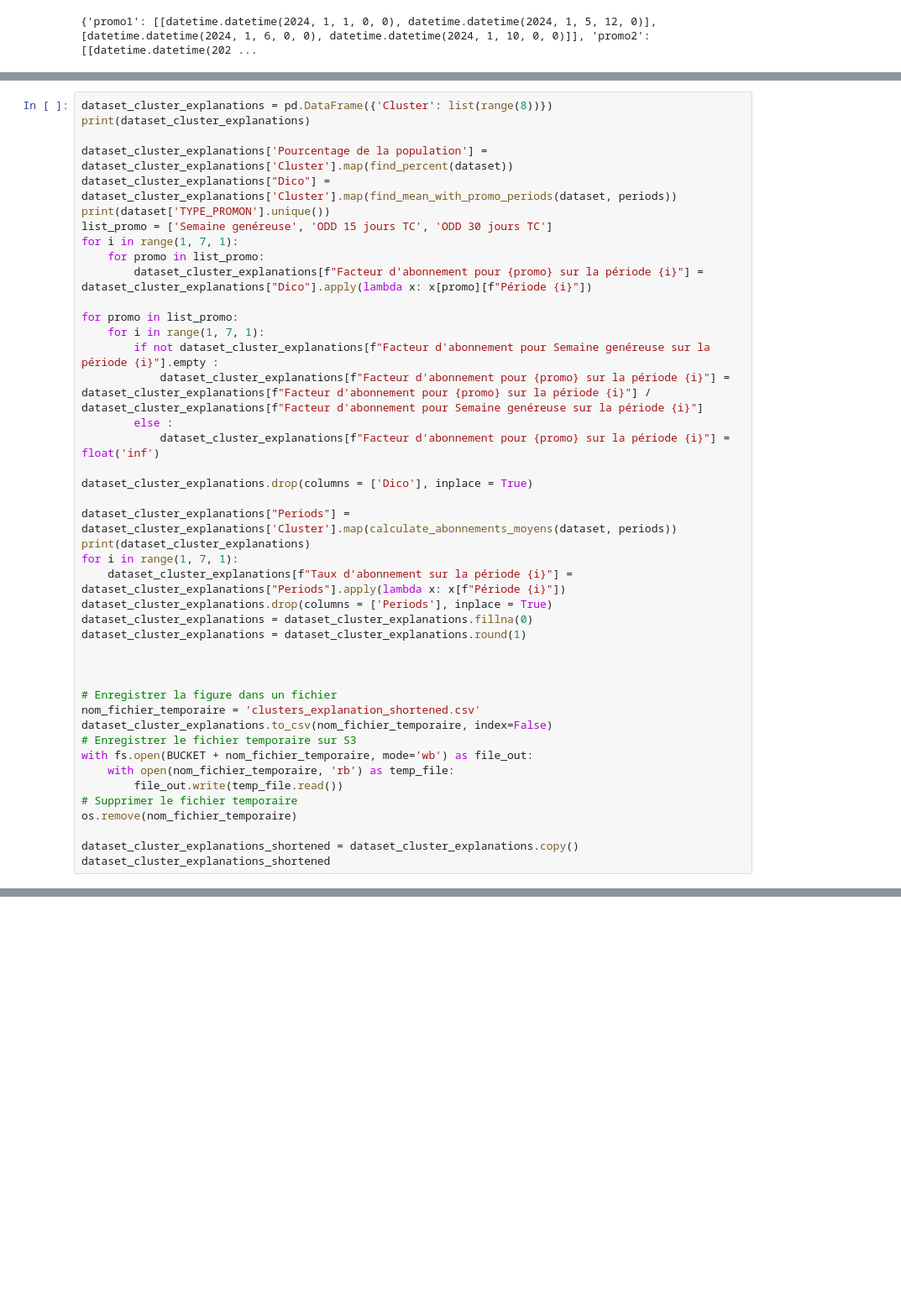
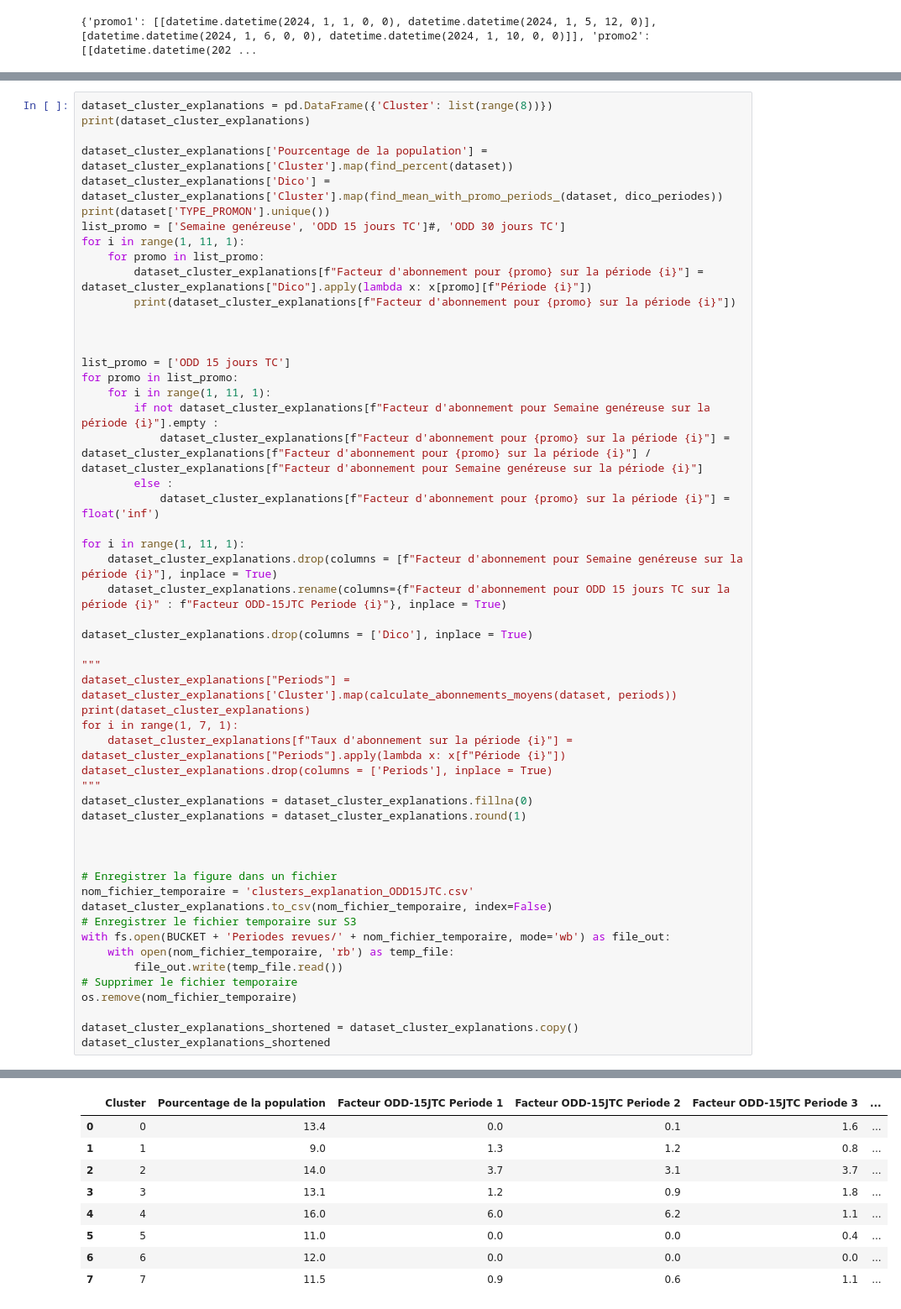
Before and after one commit to Statapp-CANAL/Statapp-CANAL, a Jupyter notebook: Data_operations/clement(1).ipynb, the cells around one changed output, grey strips where cells are left out. Shown at 84% size. Saved outputs shown, nothing was run; the diff lists cells and outputs as text; blank space fills up the shorter version.

```diff
--- a/Data_operations/clement(1).ipynb
+++ b/Data_operations/clement(1).ipynb
@@ -1358,37 +1399,47 @@ dataset_cluster_explanations = pd.DataFrame({'Cluster': list(range(8))})
 print(dataset_cluster_explanations)
 
 dataset_cluster_explanations['Pourcentage de la population'] = dataset_cluster_explanations['Cluster'].map(find_percent(dataset))
-dataset_cluster_explanations["Dico"] = dataset_cluster_explanations['Cluster'].map(find_mean_with_promo_periods(dataset, periods))
+dataset_cluster_explanations['Dico'] = dataset_cluster_explanations['Cluster'].map(find_mean_with_promo_periods_(dataset, dico_periodes))
 print(dataset['TYPE_PROMON'].unique())
-list_promo = ['Semaine genéreuse', 'ODD 15 jours TC', 'ODD 30 jours TC']
-for i in range(1, 7, 1):
+list_promo = ['Semaine genéreuse', 'ODD 15 jours TC']#, 'ODD 30 jours TC']
+for i in range(1, 11, 1):
     for promo in list_promo:
         dataset_cluster_explanations[f"Facteur d'abonnement pour {promo} sur la période {i}"] = dataset_cluster_explanations["Dico"].apply(lambda x: x[promo][f"Période {i}"])
+        print(dataset_cluster_explanations[f"Facteur d'abonnement pour {promo} sur la période {i}"])
 
+
+
+list_promo = ['ODD 15 jours TC']
 for promo in list_promo:
-    for i in range(1, 7, 1):
+    for i in range(1, 11, 1):
         if not dataset_cluster_explanations[f"Facteur d'abonnement pour Semaine genéreuse sur la période {i}"].empty :
             dataset_cluster_explanations[f"Facteur d'abonnement pour {promo} sur la période {i}"] = dataset_cluster_explanations[f"Facteur d'abonnement pour {promo} sur la période {i}"] / dataset_cluster_explanations[f"Facteur d'abonnement pour Semaine genéreuse sur la période {i}"]
         else :
             dataset_cluster_explanations[f"Facteur d'abonnement pour {promo} sur la période {i}"] = float('inf')
 
+for i in range(1, 11, 1):
+    dataset_cluster_explanations.drop(columns = [f"Facteur d'abonnement pour Semaine genéreuse sur la période {i}"], inplace = True)
+    dataset_cluster_explanations.rename(columns={f"Facteur d'abonnement pour ODD 15 jours TC sur la période {i}" : f"Facteur ODD-15JTC Periode {i}"}, inplace = True)
+
 dataset_cluster_explanations.drop(columns = ['Dico'], inplace = True)
 
+"""
 dataset_cluster_explanations["Periods"] = dataset_cluster_explanations['Cluster'].map(calculate_abonnements_moyens(dataset, periods))
 print(dataset_cluster_explanations)
 for i in range(1, 7, 1):
     dataset_cluster_explanations[f"Taux d'abonnement sur la période {i}"] = dataset_cluster_explanations["Periods"].apply(lambda x: x[f"Période {i}"])
 dataset_cluster_explanations.drop(columns = ['Periods'], inplace = True)
+"""
 dataset_cluster_explanations = dataset_cluster_explanations.fillna(0)
 dataset_cluster_explanations = dataset_cluster_explanations.round(1)
 
 
 
 # Enregistrer la figure dans un fichier
-nom_fichier_temporaire = 'clusters_explanation_shortened.csv'
+nom_fichier_temporaire = 'clusters_explanation_ODD15JTC.csv'
 dataset_cluster_explanations.to_csv(nom_fichier_temporaire, index=False)
 # Enregistrer le fichier temporaire sur S3
-with fs.open(BUCKET + nom_fichier_temporaire, mode='wb') as file_out:
+with fs.open(BUCKET + 'Periodes revues/' + nom_fichier_temporaire, mode='wb') as file_out:
     with open(nom_fichier_temporaire, 'rb') as temp_file:
         file_out.write(temp_file.read())
 # Supprimer le fichier temporaire
@@ -1396,3 +1447,4 @@ os.remove(nom_fichier_temporaire)
 
 dataset_cluster_explanations_shortened = dataset_cluster_explanations.copy()
 dataset_cluster_explanations_shortened
+# %% [output]
@@ -1398,0 +1468,9 @@ dataset_cluster_explanations_shortened
+|  | Cluster | Pourcentage de la population | Facteur ODD-15JTC Periode 1 | Facteur ODD-15JTC Periode 2 | Facteur ODD-15JTC Periode 3 | ... |
+| 0 | 0 | 13.4 | 0.0 | 0.1 | 1.6 | ... |
+| 1 | 1 | 9.0 | 1.3 | 1.2 | 0.8 | ... |
+| 2 | 2 | 14.0 | 3.7 | 3.1 | 3.7 | ... |
+| 3 | 3 | 13.1 | 1.2 | 0.9 | 1.8 | ... |
+| 4 | 4 | 16.0 | 6.0 | 6.2 | 1.1 | ... |
+| 5 | 5 | 11.0 | 0.0 | 0.0 | 0.4 | ... |
+| 6 | 6 | 12.0 | 0.0 | 0.0 | 0.0 | ... |
+| 7 | 7 | 11.5 | 0.9 | 0.6 | 1.1 | ... |
```
Also changed, not shown: parts of 4 cells of this notebook.
